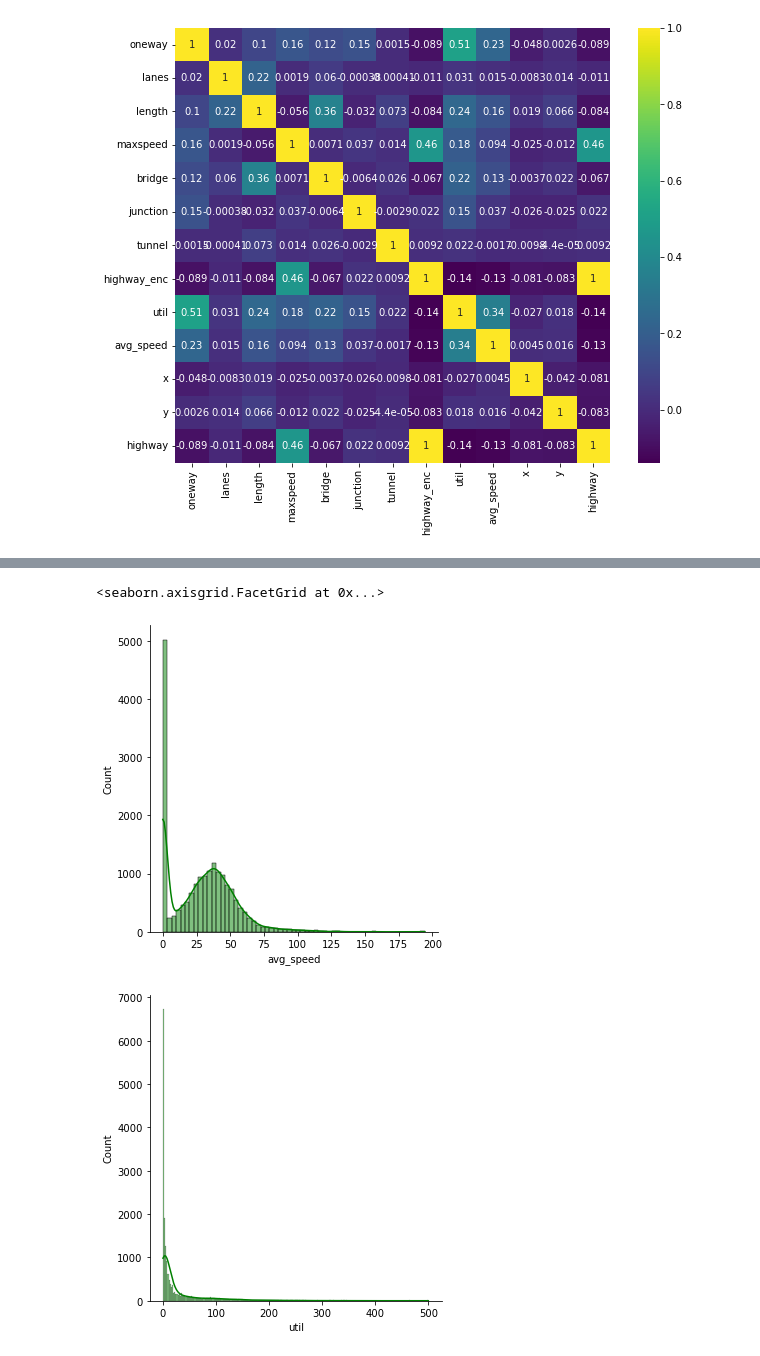
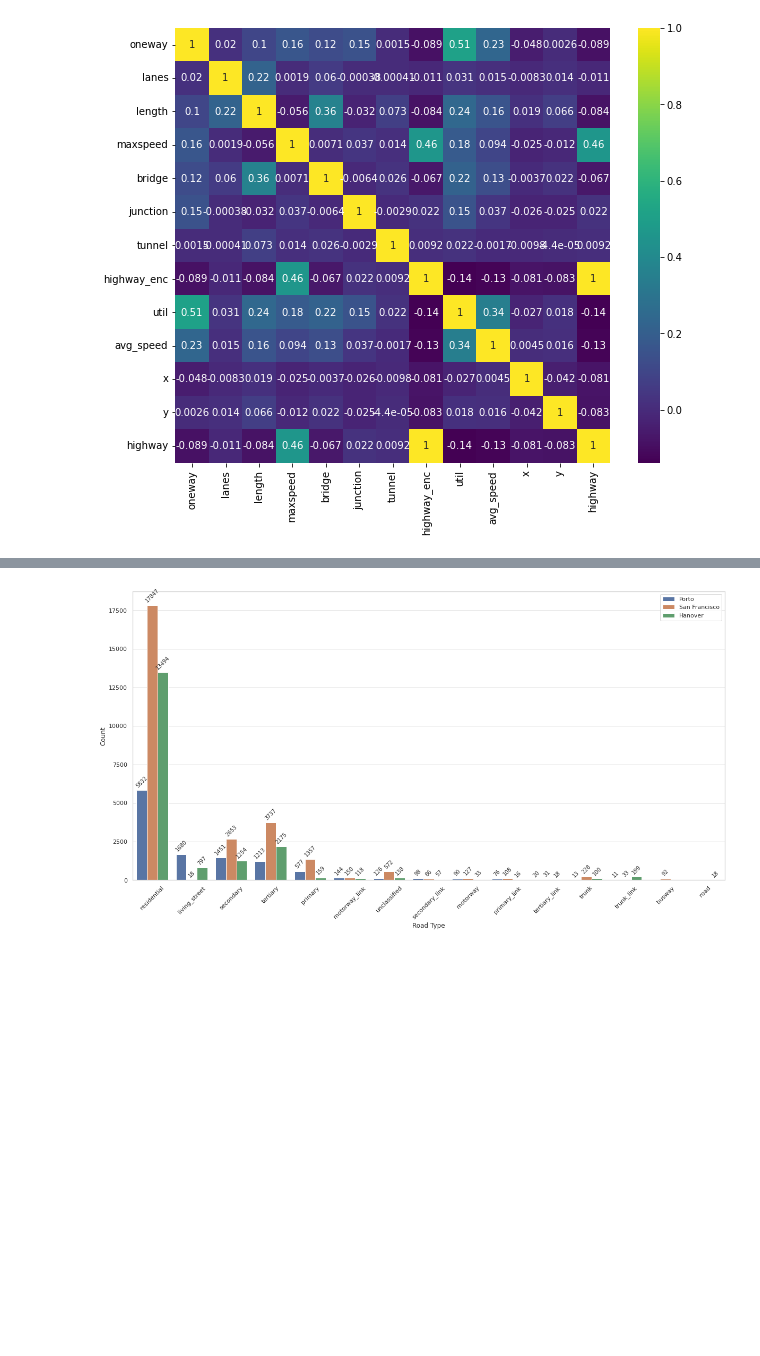
Before and after one commit to SwiftPredator/Trajectory-based-Road-Network-Representation-Learning, a Jupyter notebook: evaluation/explanatory_data_analysis.ipynb, the cells around one changed output, grey strips where cells are left out. Cells and saved outputs as stored; diff of their text form; code cells hidden in the pictures; blank space fills up the shorter version.

```diff
--- a/evaluation/explanatory_data_analysis.ipynb
+++ b/evaluation/explanatory_data_analysis.ipynb
@@ -143,14 +170,0 @@ print(labels)
-# %%
-"""
-Create density plot for road label
-"""
-high_count = len(network.gdf_edges['highway_enc'].unique())
-plt.cm.register_cmap("roadcolor", cmap.reversed())
-high_dict = dict(zip(np.arange(high_count), labels["highway"].tolist()))
-highway = df["highway"].map(high_dict)
-cpal = sns.color_palette("roadcolor", n_colors=high_count )
-f, ax = plt.subplots(figsize=(10, 10))
-sns.countplot(y=highway, palette=cpal, ax=ax, order=list(high_dict.values())[::-1])
-ax.bar_label(ax.containers[0])
-
-...
@@ -160,12 +171,31 @@ Ellipsis
-# %%
- """
- Density plots for speed and utilization
- """
-
-util = df[df['util'] <= 500]["util"]
-sns.displot(df, x="avg_speed", kde=True, color="green")
-sns.displot(x=util, kde=True, color="green")
-# %% [output]
-<seaborn.axisgrid.FacetGrid at 0x...>
-[figure, removed]
-[figure, removed]
+# %%
+"""
+Create density plot for road label
+"""
+cities = ["porto", "sf", "hanover"]
+names = ["Porto", "San Francisco", "Hanover"]
+counts = pd.DataFrame()
+for c, na in zip(cities, names):
+    n = RoadNetwork()
+    n.load(f"../osm_data/{c}")
+    count = n.gdf_edges["highway"].value_counts().rename_axis('Road Type').reset_index(name='Count')
+    count["City"] = na
+    counts = pd.concat([counts, count])
+
+highways = list(static_color_map.keys())
+highways.extend(["busway", "road"])
+
+high_count = 15
+plt.cm.register_cmap("roadcolor", cmap.reversed())
+high_dict = dict(zip(np.arange(high_count), highways))
+# highway = df["highway"].map(high_dict)
+cpal = sns.color_palette("roadcolor", n_colors=high_count )
+f, ax = plt.subplots(figsize=(20, 10))
+g = sns.barplot(x="Road Type", y="Count", hue="City", data=counts, ax=ax)
+# g.set_yscale("log")
+plt.legend(loc='upper right')
+plt.xticks(rotation=45)
+for i in ax.containers:
+    ax.bar_label(i, fontsize=10, rotation=45, padding=3)
+# %% [output]
+[figure, added]
```
Also changed, not shown: parts of 10 cells of this notebook, 44 other files.
